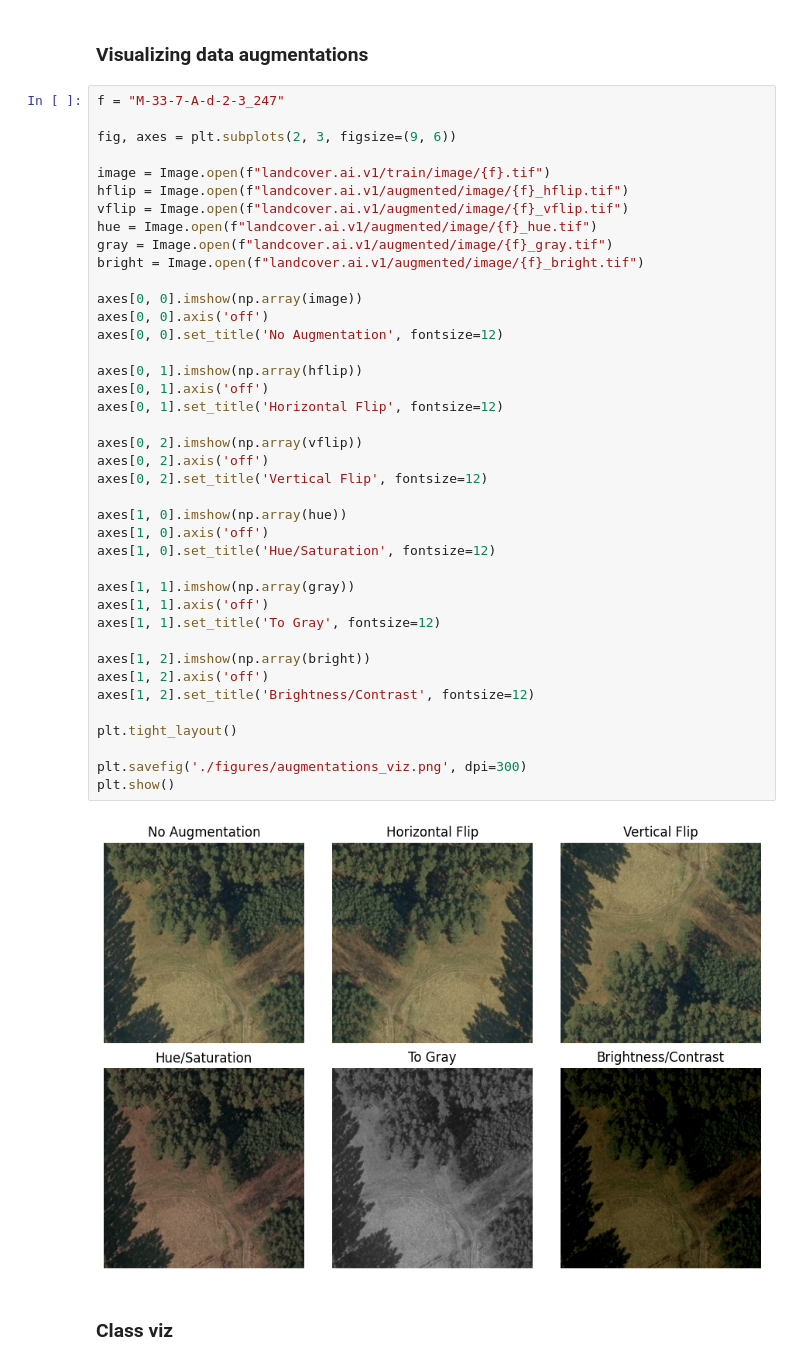
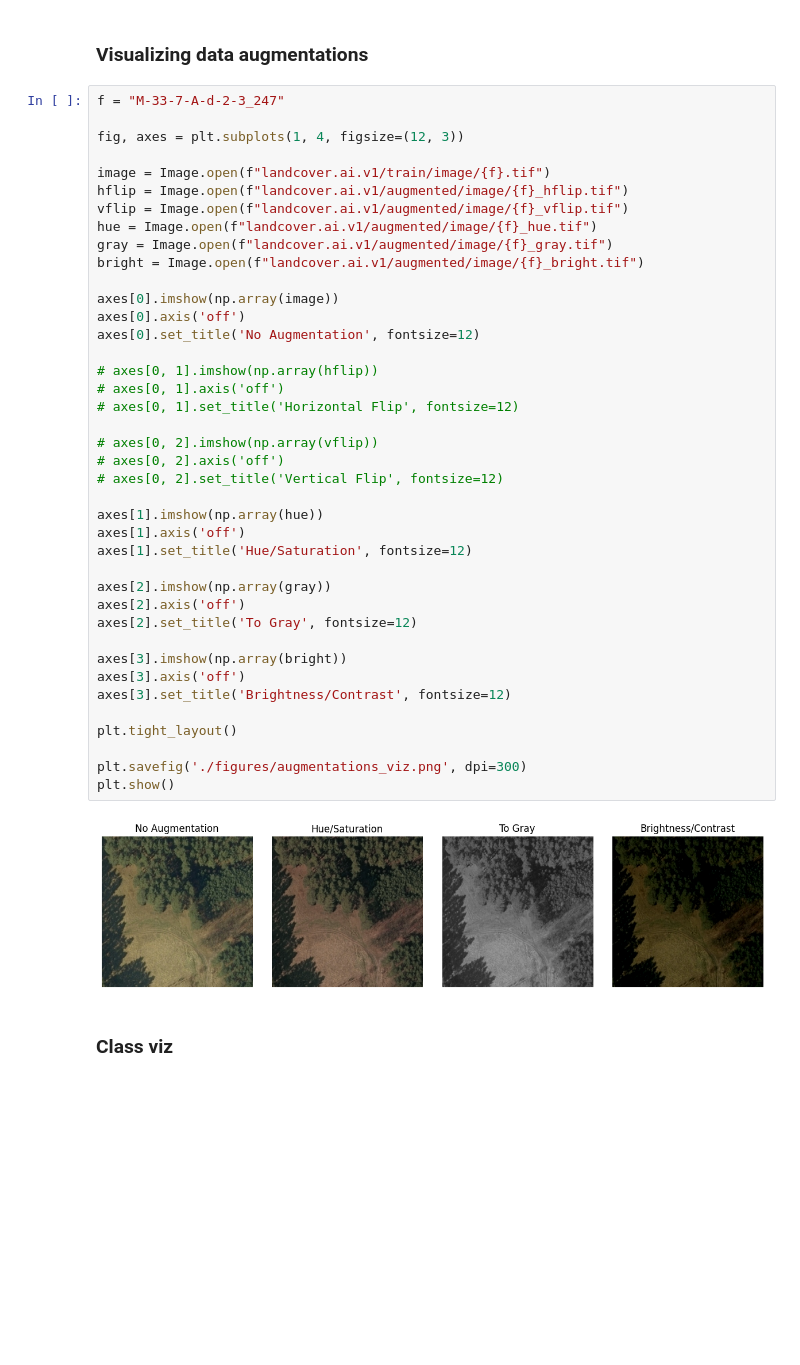
Before and after one commit to kgurnani/landcover_segmentation, a Jupyter notebook: exploratory_data_analysis.ipynb, the cells around one changed output. Drawn from its saved outputs; the diff is of its cells as text; blank space fills up the shorter version.

```diff
--- a/exploratory_data_analysis.ipynb
+++ b/exploratory_data_analysis.ipynb
@@ -249,45 +266,45 @@ plt.show()
 # %%
 f = "M-33-7-A-d-2-3_247"
 
-fig, axes = plt.subplots(2, 3, figsize=(9, 6))
+fig, axes = plt.subplots(1, 4, figsize=(12, 3))
 
 image = Image.open(f"landcover.ai.v1/train/image/{f}.tif")
 hflip = Image.open(f"landcover.ai.v1/augmented/image/{f}_hflip.tif")
 vflip = Image.open(f"landcover.ai.v1/augmented/image/{f}_vflip.tif")
 hue = Image.open(f"landcover.ai.v1/augmented/image/{f}_hue.tif")
 gray = Image.open(f"landcover.ai.v1/augmented/image/{f}_gray.tif")
 bright = Image.open(f"landcover.ai.v1/augmented/image/{f}_bright.tif")
 
-axes[0, 0].imshow(np.array(image))
-axes[0, 0].axis('off')
-axes[0, 0].set_title('No Augmentation', fontsize=12)
+axes[0].imshow(np.array(image))
+axes[0].axis('off')
+axes[0].set_title('No Augmentation', fontsize=12)
 
-axes[0, 1].imshow(np.array(hflip))
-axes[0, 1].axis('off')
-axes[0, 1].set_title('Horizontal Flip', fontsize=12)
+# axes[0, 1].imshow(np.array(hflip))
+# axes[0, 1].axis('off')
+# axes[0, 1].set_title('Horizontal Flip', fontsize=12)
 
-axes[0, 2].imshow(np.array(vflip))
-axes[0, 2].axis('off')
-axes[0, 2].set_title('Vertical Flip', fontsize=12)
+# axes[0, 2].imshow(np.array(vflip))
+# axes[0, 2].axis('off')
+# axes[0, 2].set_title('Vertical Flip', fontsize=12)
 
-axes[1, 0].imshow(np.array(hue))
-axes[1, 0].axis('off')
-axes[1, 0].set_title('Hue/Saturation', fontsize=12)
+axes[1].imshow(np.array(hue))
+axes[1].axis('off')
+axes[1].set_title('Hue/Saturation', fontsize=12)
 
-axes[1, 1].imshow(np.array(gray))
-axes[1, 1].axis('off')
-axes[1, 1].set_title('To Gray', fontsize=12)
+axes[2].imshow(np.array(gray))
+axes[2].axis('off')
+axes[2].set_title('To Gray', fontsize=12)
 
-axes[1, 2].imshow(np.array(bright))
-axes[1, 2].axis('off')
-axes[1, 2].set_title('Brightness/Contrast', fontsize=12)
+axes[3].imshow(np.array(bright))
+axes[3].axis('off')
+axes[3].set_title('Brightness/Contrast', fontsize=12)
 
 plt.tight_layout()
 
 plt.savefig('./figures/augmentations_viz.png', dpi=300)
 plt.show()
 # %% [output]
-[figure, old version]
+[figure, new version]
 # %% [markdown]
 ### Class viz
 # %%
```
Also changed, not shown: parts of 1 cell of this notebook, 4 other files.
